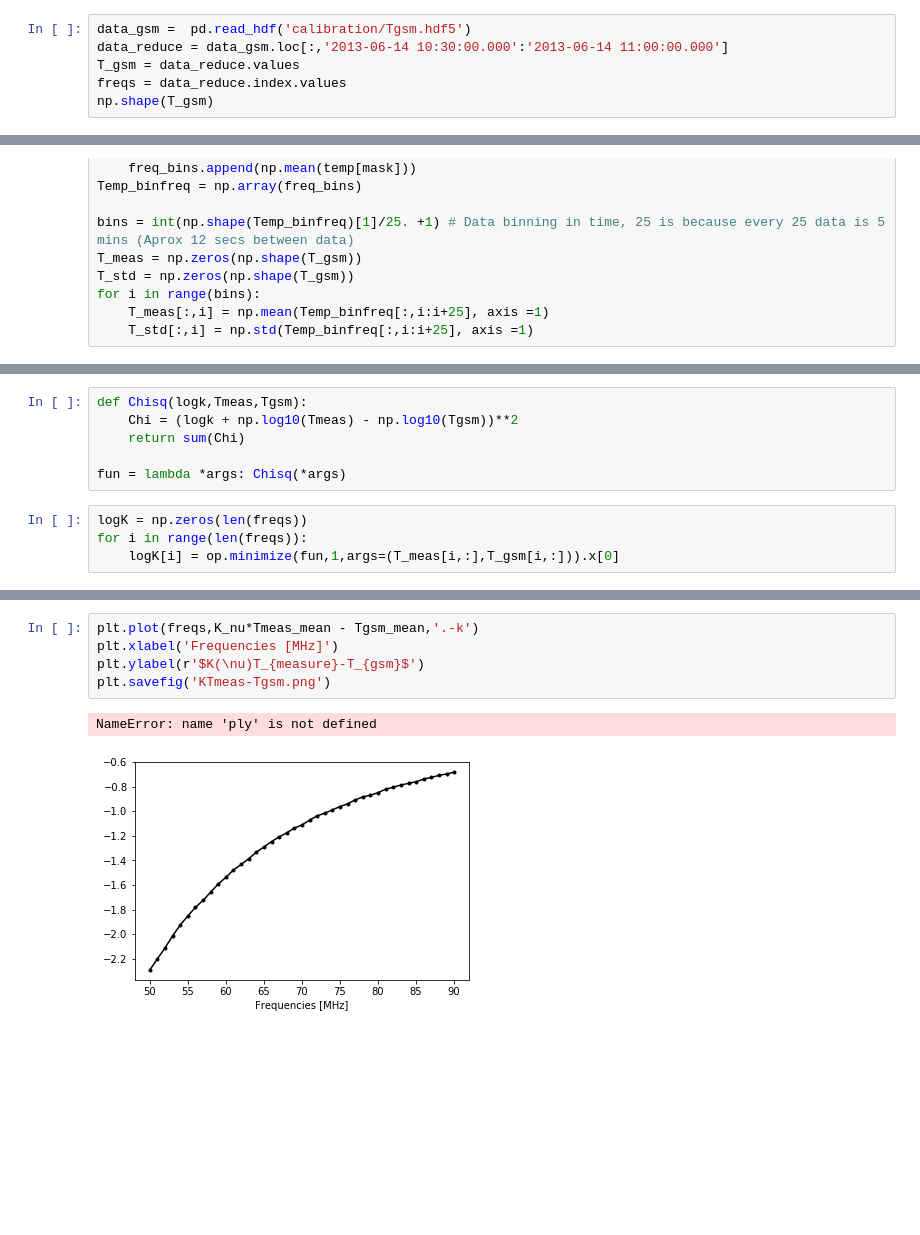
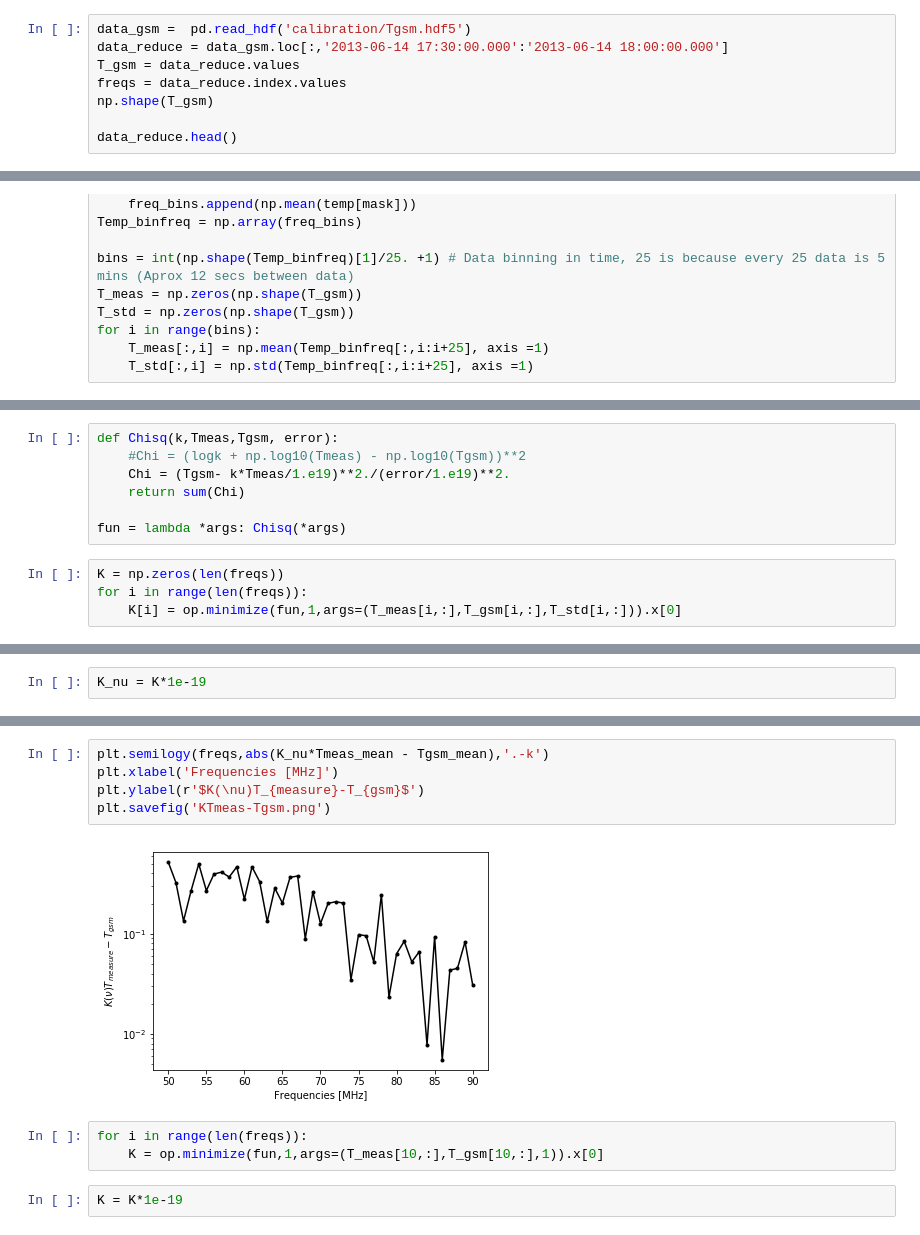
Before and after one commit to HiramHerrera/SciHi, a Jupyter notebook: calibration.ipynb, the cells around one changed output, grey strips where cells are left out. Saved outputs shown, nothing was run; the diff lists cells and outputs as text; blank space fills up the shorter version.

```diff
--- a/calibration.ipynb
+++ b/calibration.ipynb
@@ -59,7 +59,9 @@ plt.show()
 # %%
 data_gsm =  pd.read_hdf('calibration/Tgsm.hdf5')
-data_reduce = data_gsm.loc[:,'2013-06-14 10:30:00.000':'2013-06-14 11:00:00.000']
+data_reduce = data_gsm.loc[:,'2013-06-14 17:30:00.000':'2013-06-14 18:00:00.000']
 T_gsm = data_reduce.values
 freqs = data_reduce.index.values
 np.shape(T_gsm)
+
+data_reduce.head()
 # %% [output]
@@ -88,10 +95,11 @@ plt.savefig('Uncalibrated.png')
 # %%
-def Chisq(logk,Tmeas,Tgsm):
-    Chi = (logk + np.log10(Tmeas) - np.log10(Tgsm))**2
+def Chisq(k,Tmeas,Tgsm, error):
+    #Chi = (logk + np.log10(Tmeas) - np.log10(Tgsm))**2
+    Chi = (Tgsm- k*Tmeas/1.e19)**2./(error/1.e19)**2.
     return sum(Chi)
 
 fun = lambda *args: Chisq(*args)
 # %%
-logK = np.zeros(len(freqs))
+K = np.zeros(len(freqs))
 for i in range(len(freqs)):
-    logK[i] = op.minimize(fun,1,args=(T_meas[i,:],T_gsm[i,:])).x[0]
+    K[i] = op.minimize(fun,1,args=(T_meas[i,:],T_gsm[i,:],T_std[i,:])).x[0]
@@ -100 +119,3 @@ K_nu = 10.**logK
+# %%
+K_nu = K*1e-19
 # %%
@@ -119,8 +140,12 @@ plt.savefig('calibrated.png')
 # %%
-plt.plot(freqs,K_nu*Tmeas_mean - Tgsm_mean,'.-k')
+plt.semilogy(freqs,abs(K_nu*Tmeas_mean - Tgsm_mean),'.-k')
 plt.xlabel('Frequencies [MHz]')
 plt.ylabel(r'$K(\nu)T_{measure}-T_{gsm}$')
 plt.savefig('KTmeas-Tgsm.png')
 # %% [output]
-NameError: name 'ply' is not defined
-[figure, old version]
+[figure, new version]
+# %%
+for i in range(len(freqs)):
+    K = op.minimize(fun,1,args=(T_meas[10,:],T_gsm[10,:],1)).x[0]
+# %%
+K = K*1e-19
```
Also changed, not shown: parts of 13 cells of this notebook, 50 other files.
